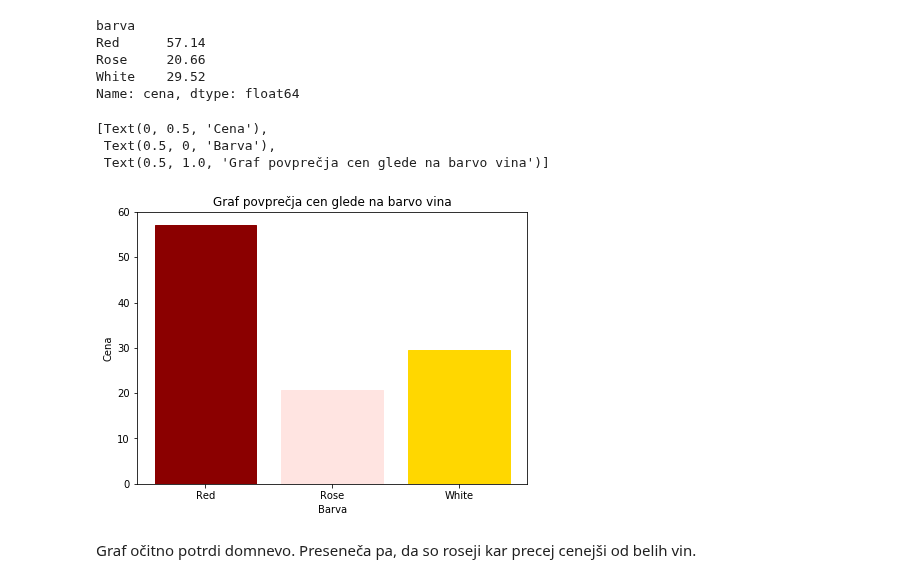
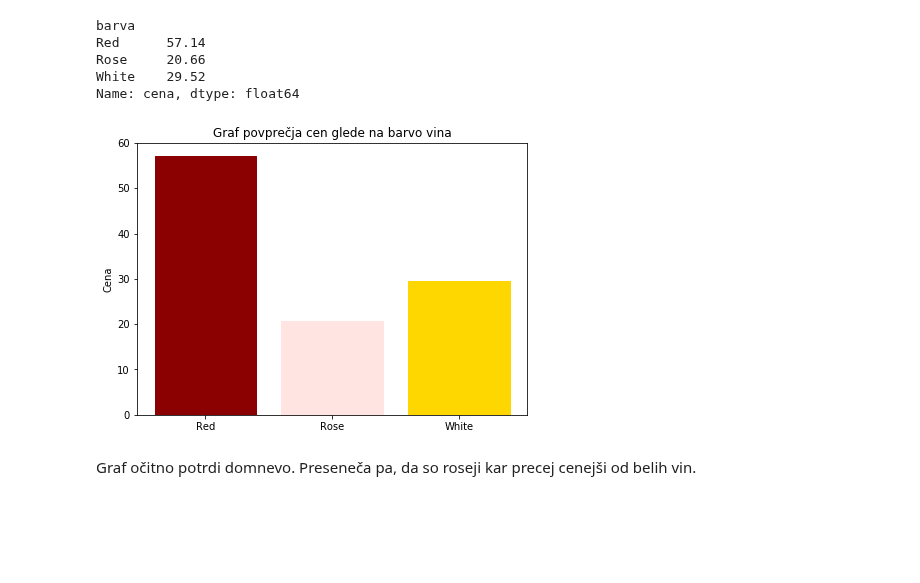
Before and after one commit to ajdalemut/vina, a Jupyter notebook: Vina.ipynb, the cells around one changed output. Drawn from its saved outputs; the diff is of its cells as text; code cells hidden in the pictures; blank space fills up the shorter version.

```diff
--- a/Vina.ipynb
+++ b/Vina.ipynb
@@ -7,13 +7,17 @@ Vsi podatki v analizi so zajeti iz [winelibrary](https://winelibrary.com/search?
 ## Predpriprava
 # %%
 import pandas as pd
-import numpy as num
-vina = pd.read_csv('obdelani-podatki/vina.csv', index_col='id')
+import numpy as np
+import matplotlib.pyplot as plt
+%matplotlib inline
+
+vina = pd.read_csv('obdelani-podatki/vina.csv', index_col='id', dtype = object)
+#dtype = object, sicer pandas spremeni letnike v float
 okusi = pd.read_csv('obdelani-podatki/okusi.csv')
 vonji = pd.read_csv('obdelani-podatki/vonji.csv')
+
 pd.options.display.max_rows = 20
-import matplotlib.pyplot as plt
-%matplotlib inline
+
 vina
 # %% [output]
 |  | ime | barva | letnik | drzava | regija | cena | alkohol | zaprtje | ocena |
@@ -118,17 +104,14 @@ White    29.52
 Name: cena, dtype: float64
 # %%
 plt.figure(figsize = (7,5))
+ax = plt.gca()
+ax.set(ylabel = 'Cena', title = 'Graf povprečja cen glede na barvo vina')
 graf = plt.bar(povprecja_po_barvah.index, povprecja_po_barvah)
 graf[0].set_color('darkred')
 graf[1].set_color('mistyrose')
 graf[2].set_color('gold')
-ax = plt.gca()
-ax.set(xlabel = 'Barva', ylabel = 'Cena', title = 'Graf povprečja cen glede na barvo vina')
 # %% [output]
-[Text(0, 0.5, 'Cena'),
- Text(0.5, 0, 'Barva'),
- Text(0.5, 1.0, 'Graf povprečja cen glede na barvo vina')]
-[figure, old version]
+[figure, new version]
 # %% [markdown]
 Graf očitno potrdi domnevo. Preseneča pa, da so roseji kar precej cenejši od belih vin.
 # %% [markdown]
```
Also changed, not shown: parts of 35 cells of this notebook.
